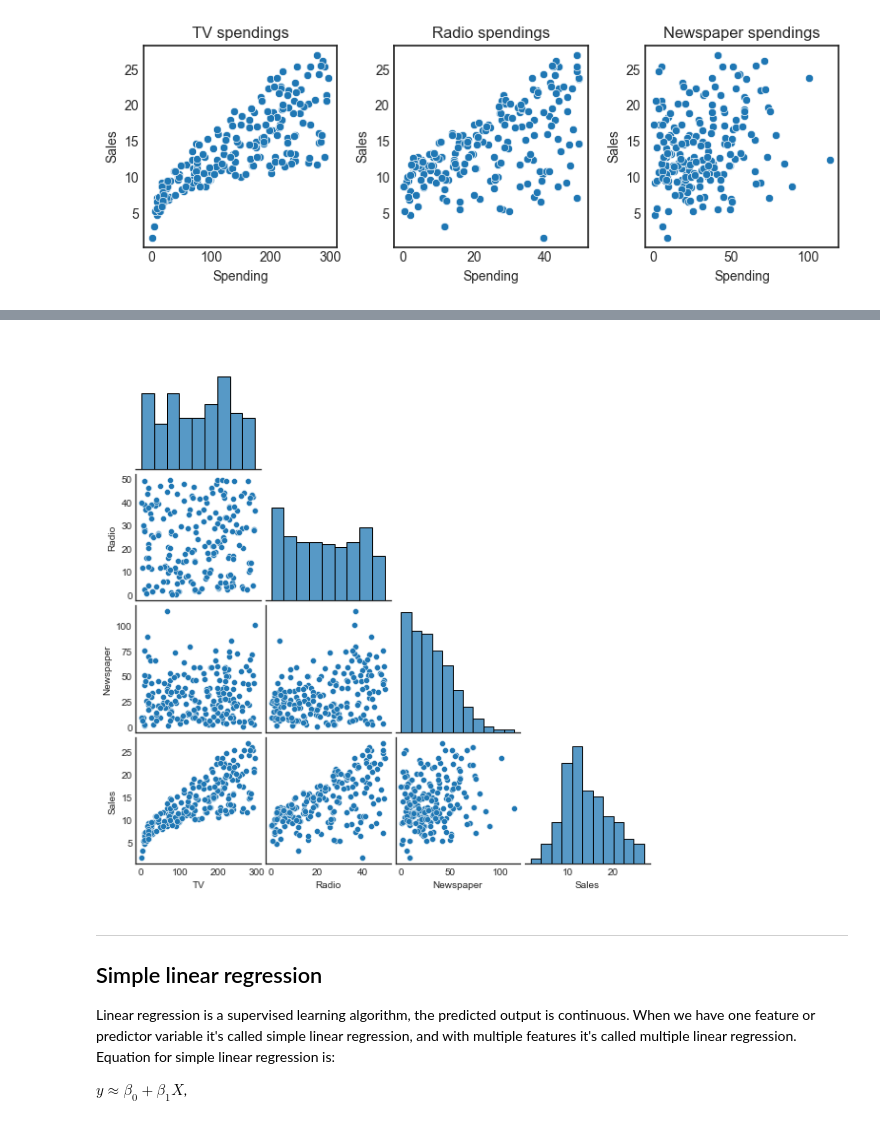
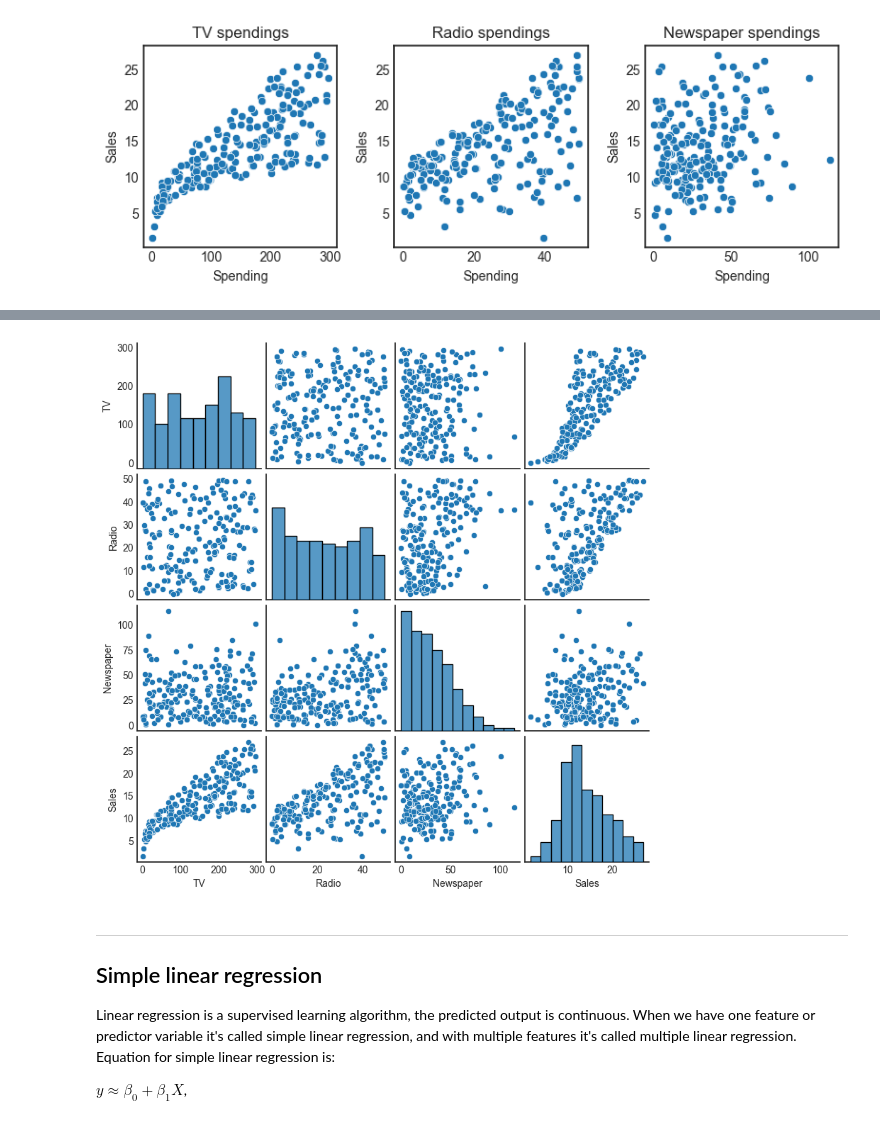
Before and after one commit to smlatic/Machine-Learning-ITHS, a Jupyter notebook: Lecture_code/L0-Linear_regression.ipynb, the cells around one changed output, grey strips where cells are left out. Drawn from its saved outputs; the diff is of its cells as text; code cells hidden in the pictures.

```diff
--- a/Lecture_code/L0-Linear_regression.ipynb
+++ b/Lecture_code/L0-Linear_regression.ipynb
@@ -45,7 +45,7 @@ import numpy as np
 
 plt.style.use("seaborn-white")
 
-df = pd.read_csv("Data/Advertising.csv", index_col=0)
+df = pd.read_csv("../Data/Advertising.csv", index_col=0)
 df.head()
 # %% [output]
 |  | TV | Radio | Newspaper | Sales |
@@ -94,9 +105,9 @@ fig.tight_layout()
 # %%
 # plot pairwise relationships in a df
-ax = sns.pairplot(df, corner=True, height=2)
+ax = sns.pairplot(df, height=2) #corner=True
 # set corner to True as upper right mirrors the corner, this saves computations
 # %% [output]
-[figure, old version]
+[figure, new version]
 # %% [markdown]
 ---
 
```
Also changed, not shown: parts of 1 cell of this notebook, 13 other files.
